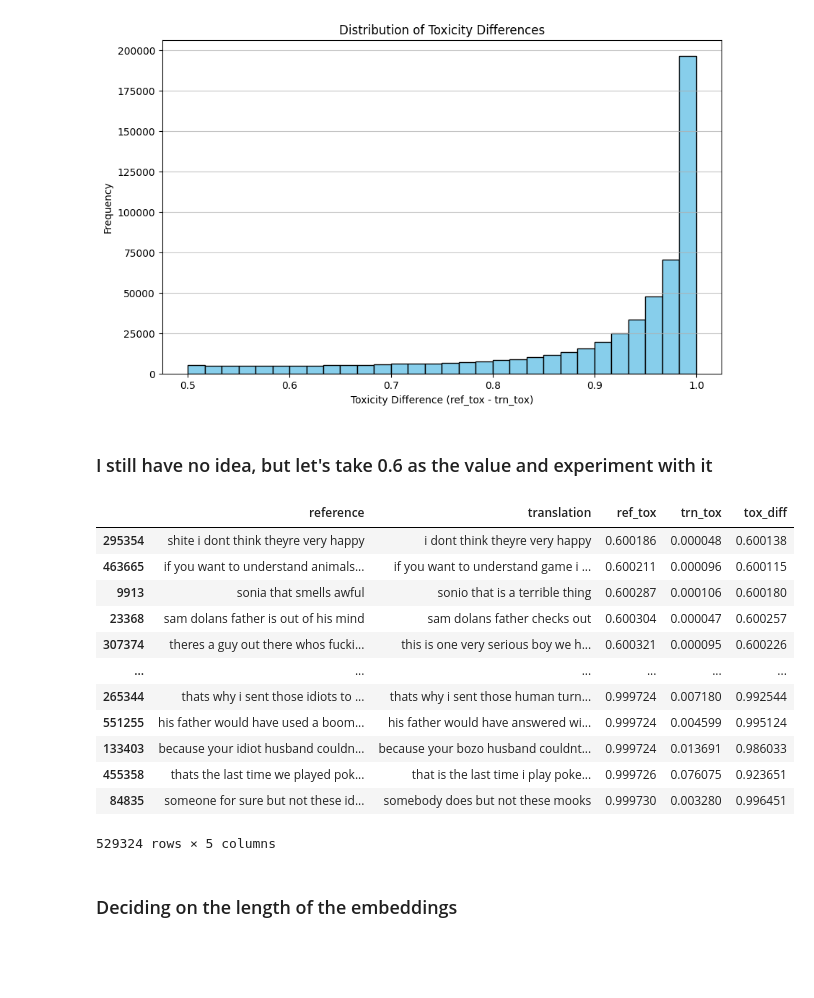
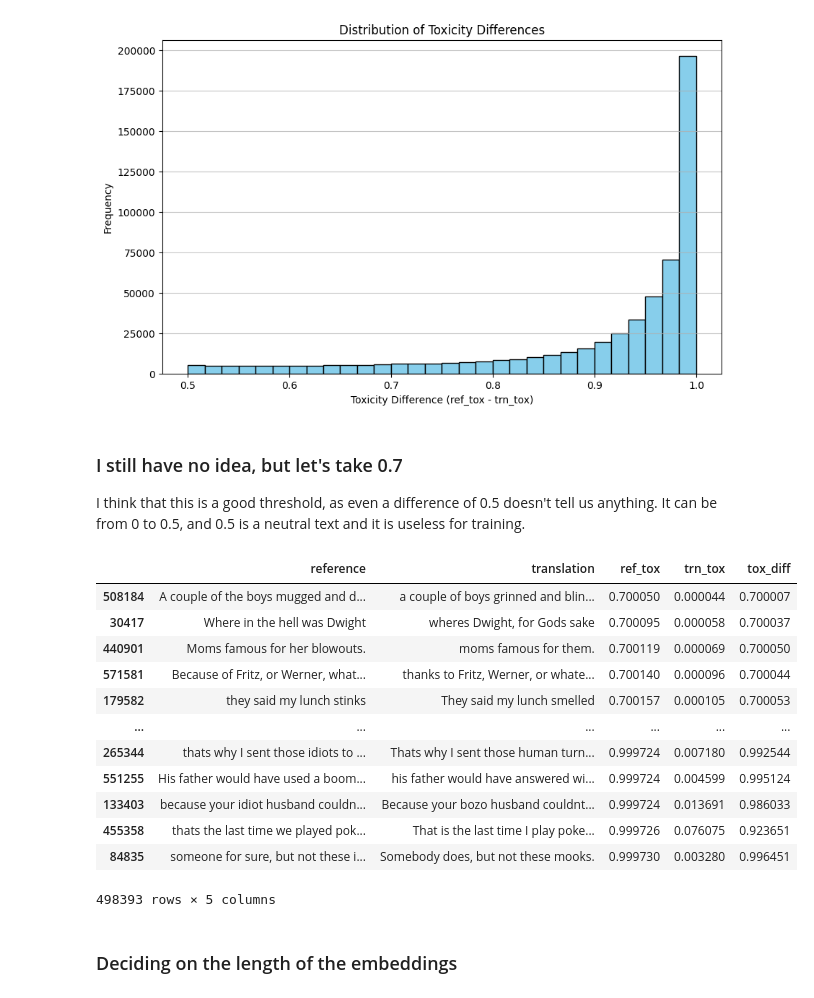
Before and after one commit to rootint/text-detoxification, a Jupyter notebook: notebooks/1.0_data_exploration.ipynb, the cells around one changed output. Saved outputs shown, nothing was run; the diff lists cells and outputs as text; code cells hidden in the pictures; blank space fills up the shorter version.

```diff
--- a/notebooks/data_exploration.ipynb
+++ b/notebooks/1.0_data_exploration.ipynb
@@ -35,6 +37,6 @@ df.head()
 # %%
-df['reference'] = df['reference'].str.lower().str.replace(r"[^a-z0-9\s]", "", regex=True).str.strip()
-df['translation'] = df['translation'].str.lower().str.replace(r"[^a-z0-9\s]", "", regex=True).str.strip()
+df['reference'] = df['reference'].str.replace(r"[^a-zA-Z0-9,.\s]", "", regex=True).str.strip()
+df['translation'] = df['translation'].str.replace(r"[^a-zA-Z0-9,.\s]", "", regex=True).str.strip()
 df.head()
 # %% [output]
 |  | reference | translation | similarity | length_diff | ref_tox | trn_tox |
@@ -157,30 +159,31 @@ plt.grid(axis='y', alpha=0.75)
 plt.show()
 # %% [output]
 [figure]
-# %% [markdown]
-### I still have no idea, but let's take 0.6 as the value and experiment with it
+# %% [markdown]
+### I still have no idea, but let's take 0.7
+I think that this is a good threshold, as even a difference of 0.5 doesn't tell us anything. It can be from 0 to 0.5, and 0.5 is a neutral text and it is useless for training.
 # %%
-high_toxicity_threshold = 0.6
+high_toxicity_threshold = 0.7
 
 # Filter the dataset for high toxicity differences
 final_data = filtered_data_diff[filtered_data_diff['tox_diff'] > high_toxicity_threshold].sort_values(by='ref_tox', ascending=True)
 
 # Display the entries with low toxicity differences
 final_data
 # %% [output]
 |  | reference | translation | ref_tox | trn_tox | tox_diff |
-| 295354 | shite i dont think theyre very happy | i dont think theyre very happy | 0.600186 | 0.000048 | 0.600138 |
-| 463665 | if you want to understand animals... | if you want to understand game i ... | 0.600211 | 0.000096 | 0.600115 |
-| 9913 | sonia that smells awful | sonio that is a terrible thing | 0.600287 | 0.000106 | 0.600180 |
-| 23368 | sam dolans father is out of his mind | sam dolans father checks out | 0.600304 | 0.000047 | 0.600257 |
-| 307374 | theres a guy out there whos fucki... | this is one very serious boy we h... | 0.600321 | 0.000095 | 0.600226 |
+| 508184 | A couple of the boys mugged and d... | a couple of boys grinned and blin... | 0.700050 | 0.000044 | 0.700007 |
+| 30417 | Where in the hell was Dwight | wheres Dwight, for Gods sake | 0.700095 | 0.000058 | 0.700037 |
+| 440901 | Moms famous for her blowouts. | moms famous for them. | 0.700119 | 0.000069 | 0.700050 |
+| 571581 | Because of Fritz, or Werner, what... | thanks to Fritz, Werner, or whate... | 0.700140 | 0.000096 | 0.700044 |
+| 179582 | they said my lunch stinks | They said my lunch smelled | 0.700157 | 0.000105 | 0.700053 |
 | ... | ... | ... | ... | ... | ... |
-| 265344 | thats why i sent those idiots to ... | thats why i sent those human turn... | 0.999724 | 0.007180 | 0.992544 |
-| 551255 | his father would have used a boom... | his father would have answered wi... | 0.999724 | 0.004599 | 0.995124 |
-| 133403 | because your idiot husband couldn... | because your bozo husband couldnt... | 0.999724 | 0.013691 | 0.986033 |
-| 455358 | thats the last time we played pok... | that is the last time i play poke... | 0.999726 | 0.076075 | 0.923651 |
-| 84835 | someone for sure but not these id... | somebody does but not these mooks | 0.999730 | 0.003280 | 0.996451 |
+| 265344 | thats why I sent those idiots to ... | Thats why I sent those human turn... | 0.999724 | 0.007180 | 0.992544 |
+| 551255 | His father would have used a boom... | his father would have answered wi... | 0.999724 | 0.004599 | 0.995124 |
+| 133403 | because your idiot husband couldn... | Because your bozo husband couldnt... | 0.999724 | 0.013691 | 0.986033 |
+| 455358 | thats the last time we played pok... | That is the last time I play poke... | 0.999726 | 0.076075 | 0.923651 |
+| 84835 | someone for sure, but not these i... | Somebody does, but not these mooks. | 0.999730 | 0.003280 | 0.996451 |
-529324 rows × 5 columns
+498393 rows × 5 columns
 # %% [markdown]
 ### Deciding on the length of the embeddings
 # %%
```
Also changed, not shown: parts of 12 cells of this notebook, 12 other files.
